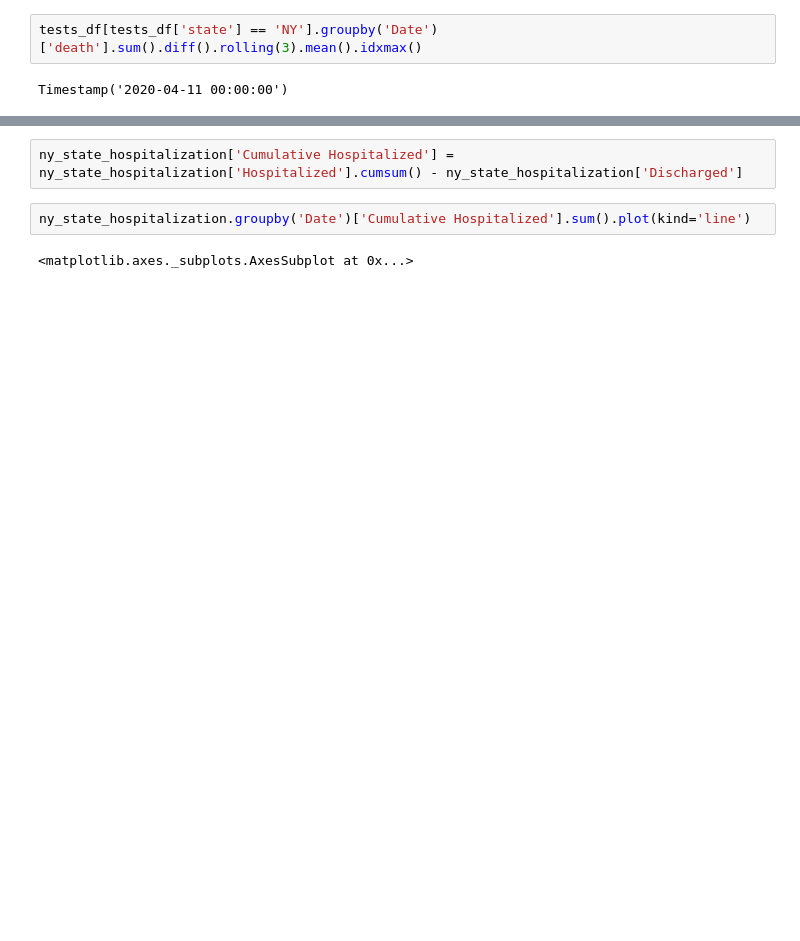
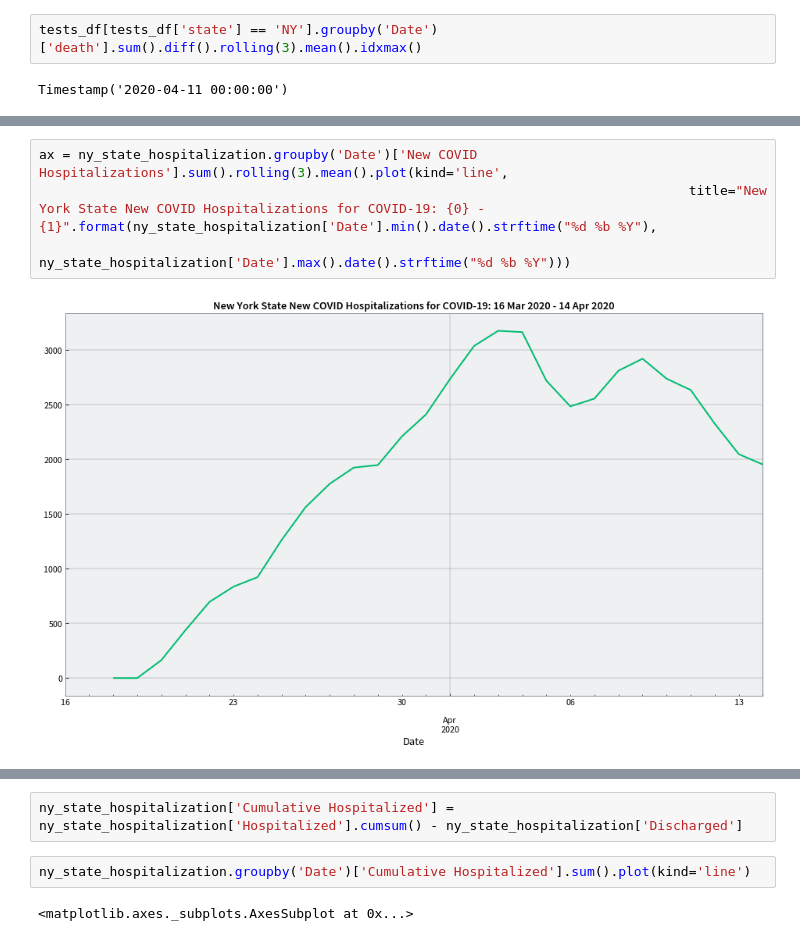
Before and after one commit to RobSpectre/COVID-19-Analysis, a Jupyter notebook: COVID-19 New York State Hospitalizations.ipynb, the cells around one changed output, grey strips where cells are left out. Drawn from its saved outputs; the diff is of its cells as text; blank space fills up the shorter version.

```diff
--- a/COVID-19 New York State Hospitalizations.ipynb
+++ b/COVID-19 New York State Hospitalizations.ipynb
@@ -243,3 +243,9 @@ ax = ny_state_hospitalization.groupby('Date')[['Hospitalized', 'ICU', 'Deaths']]
+# %%
+ax = ny_state_hospitalization.groupby('Date')['New COVID Hospitalizations'].sum().rolling(3).mean().plot(kind='line',
+                                                                                   title="New York State New COVID Hospitalizations for COVID-19: {0} - {1}".format(ny_state_hospitalization['Date'].min().date().strftime("%d %b %Y"),
+                                                                                                                                                                                                 ny_state_hospitalization['Date'].max().date().strftime("%d %b %Y")))
+# %% [output]
+[figure, added]
 # %%
 ny_state_hospitalization.groupby('Date')[['Hospitalized', 'ICU', 'Discharged']].sum().plot(kind='line', logy=True,
                                                                                            title="New York State Hospitalizations, ICU Admissions and Discharges for COVID-19 (log scale): {0} - {1}".format(ny_state_hospitalization['Date'].min().date().strftime("%d %b %Y"),
```
Also changed, not shown: parts of 13 cells of this notebook, 3 other files.
